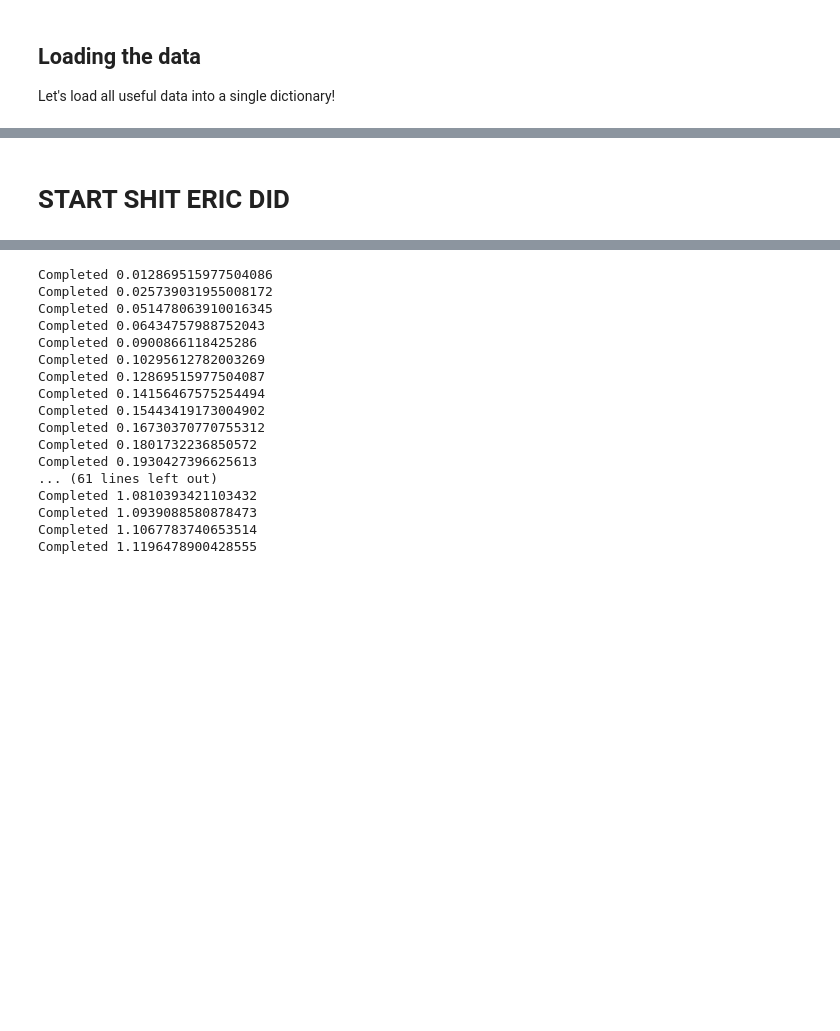
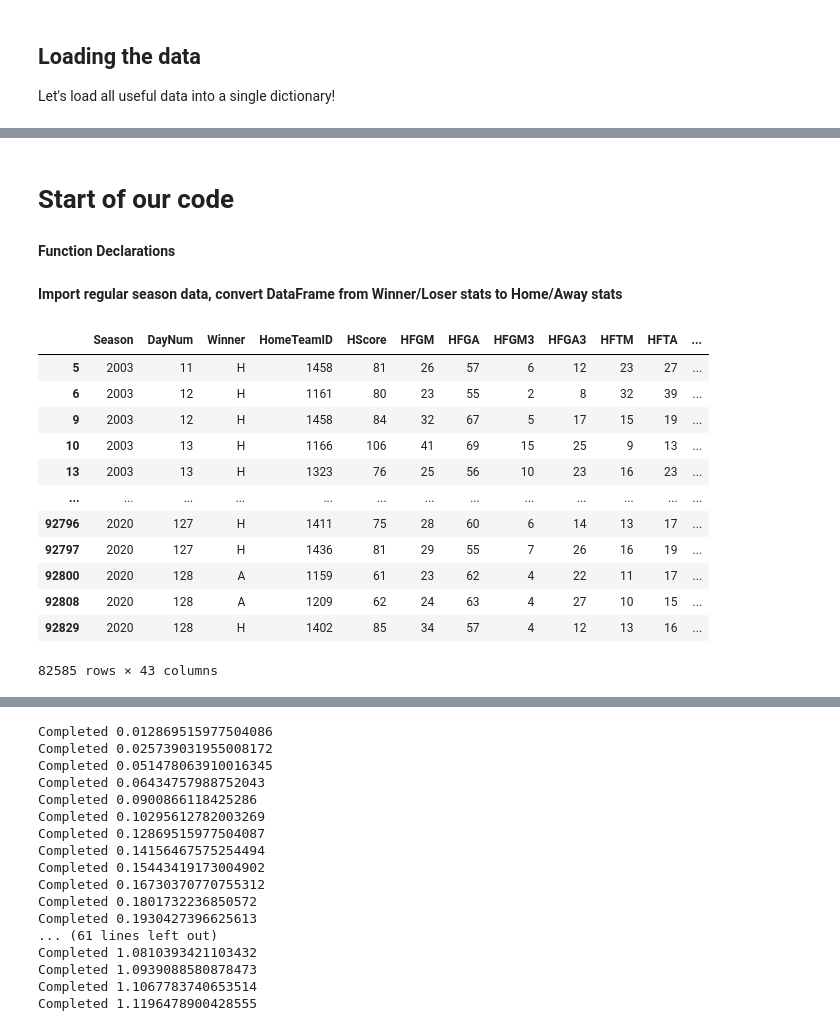
Before and after one commit to robertfmoore/march_madness, a Jupyter notebook: starting_point_march_madness.ipynb, the cells around one changed output, grey strips where cells are left out. Saved outputs shown, nothing was run; the diff lists cells and outputs as text; code cells hidden in the pictures; blank space fills up the shorter version.

```diff
--- a/starting_point_march_madness.ipynb
+++ b/starting_point_march_madness.ipynb
@@ -466,16 +477,5 @@ dict_keys(['MSecondaryTourneyTeams', 'Cities', 'MRegularSeasonDetailedResults',
-# %%
-rs_df = data_dict['MRegularSeasonDetailedResults'].copy()
-rs_df = rs_df[rs_df['WLoc'] != "N"]
-rs_df = rs_df.drop(['NumOT'], axis=1)
-#rs_df = rs_df.loc[rs_df['Season'] >= 2010]
-
-conf = data_dict['MTeams'].copy()
-teams = conf.loc[conf['LastD1Season'] != 2020]
-not_d1 = teams['TeamID'].tolist()
-
-for team in not_d1:
-    rs_df = rs_df[rs_df['WTeamID'] != team]
-    rs_df = rs_df[rs_df['LTeamID'] != team]
-# %% [markdown]
-# **START SHIT ERIC DID**
+# %% [markdown]
+# **Start of our code**
+# %% [markdown]
+**Function Declarations**
 # %%
@@ -614,28 +702,43 @@ def page_rank_df(rs_df, year = None, alpha = 0.85):
+# %% [markdown]
+**Import regular season data, convert DataFrame from Winner/Loser stats to Home/Away stats**
 # %%
-# This snippet sets up dataframe for regular season, converts from Winner/Loser into Home/Away
-
 rs_df = data_dict['MRegularSeasonDetailedResults'].copy()
 rs_df = rs_df[rs_df['WLoc'] != "N"]
 rs_df = rs_df.drop(['NumOT'], axis=1)
 #rs_df = rs_df.loc[rs_df['Season'] >= 2010]
 
 conf = data_dict['MTeams'].copy()
 teams = conf.loc[conf['LastD1Season'] != 2020]
 not_d1 = teams['TeamID'].tolist()
 
 for team in not_d1:
     rs_df = rs_df[rs_df['WTeamID'] != team]
     rs_df = rs_df[rs_df['LTeamID'] != team]
 
 
 rs_df['HomeTeamID'], rs_df['HScore'], rs_df['HFGM'], rs_df['HFGA'], rs_df['HFGM3'], rs_df['HFGA3'], rs_df['HFTM'], rs_df['HFTA'], rs_df['HOR'], rs_df['HDR'], rs_df['HAST'], rs_df['HTO'], rs_df['HStl'], rs_df['HBlk'], rs_df['HPF'] = zip(*rs_df.apply(home_conditions, axis=1))
 rs_df['AwayTeamID'], rs_df['AScore'], rs_df['AFGM'], rs_df['AFGA'], rs_df['AFGM3'], rs_df['AFGA3'], rs_df['AFTM'], rs_df['AFTA'], rs_df['AOR'], rs_df['ADR'], rs_df['AAST'], rs_df['ATO'], rs_df['AStl'], rs_df['ABlk'], rs_df['APF'] = zip(*rs_df.apply(away_conditions, axis=1))
 rs_df['H_eFG'], rs_df['A_eFG'] = zip(*rs_df.apply(efg, axis=1))
 rs_df['H_ORP'], rs_df['H_DRP'], rs_df['A_ORP'], rs_df['A_DRP'] = zip(*rs_df.apply(rebound, axis=1))
 rs_df['H_TOP'], rs_df['A_TOP'] = zip(*rs_df.apply(turnover, axis=1))
 rs_df['H_FTP'], rs_df['A_FTP'] = zip(*rs_df.apply(ft, axis=1))
 
 
 rs_df = rs_df.drop(['WTeamID', 'WScore', 'LTeamID', 'LScore', 'WFGM', 'WFGA', 'WFGM3', 'WFGA3', 'WFTM', 'WFTA', 'WOR', 'WDR','WAst', 'WTO', 'WStl', 'WBlk', 'WPF', 'LFGM', 'LFGA', 'LFGM3', 'LFGA3','LFTM', 'LFTA', 'LOR', 'LDR', 'LAst', 'LTO', 'LStl', 'LBlk', 'LPF'], axis=1)
 rs_df = rs_df.loc[rs_df['WLoc'] != 'N']
 rs_df = rs_df.rename(columns={"WLoc": "Winner"})
+rs_df
+# %% [output]
+|  | Season | DayNum | Winner | HomeTeamID | HScore | HFGM | HFGA | HFGM3 | HFGA3 | HFTM | HFTA | ... |
+| 5 | 2003 | 11 | H | 1458 | 81 | 26 | 57 | 6 | 12 | 23 | 27 | ... |
+| 6 | 2003 | 12 | H | 1161 | 80 | 23 | 55 | 2 | 8 | 32 | 39 | ... |
+| 9 | 2003 | 12 | H | 1458 | 84 | 32 | 67 | 5 | 17 | 15 | 19 | ... |
+| 10 | 2003 | 13 | H | 1166 | 106 | 41 | 69 | 15 | 25 | 9 | 13 | ... |
+| 13 | 2003 | 13 | H | 1323 | 76 | 25 | 56 | 10 | 23 | 16 | 23 | ... |
+| ... | ... | ... | ... | ... | ... | ... | ... | ... | ... | ... | ... | ... |
+| 92796 | 2020 | 127 | H | 1411 | 75 | 28 | 60 | 6 | 14 | 13 | 17 | ... |
+| 92797 | 2020 | 127 | H | 1436 | 81 | 29 | 55 | 7 | 26 | 16 | 19 | ... |
+| 92800 | 2020 | 128 | A | 1159 | 61 | 23 | 62 | 4 | 22 | 11 | 17 | ... |
+| 92808 | 2020 | 128 | A | 1209 | 62 | 24 | 63 | 4 | 27 | 10 | 15 | ... |
+| 92829 | 2020 | 128 | H | 1402 | 85 | 34 | 57 | 4 | 12 | 13 | 16 | ... |
+82585 rows × 43 columns
```
Also changed, not shown: parts of 70 cells of this notebook.
